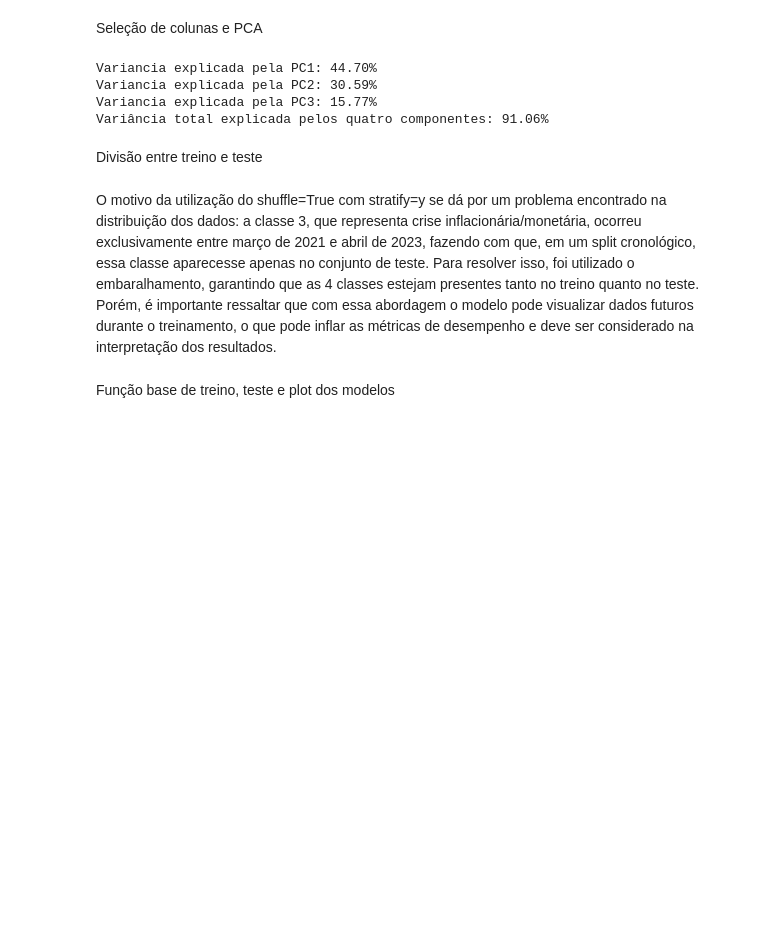
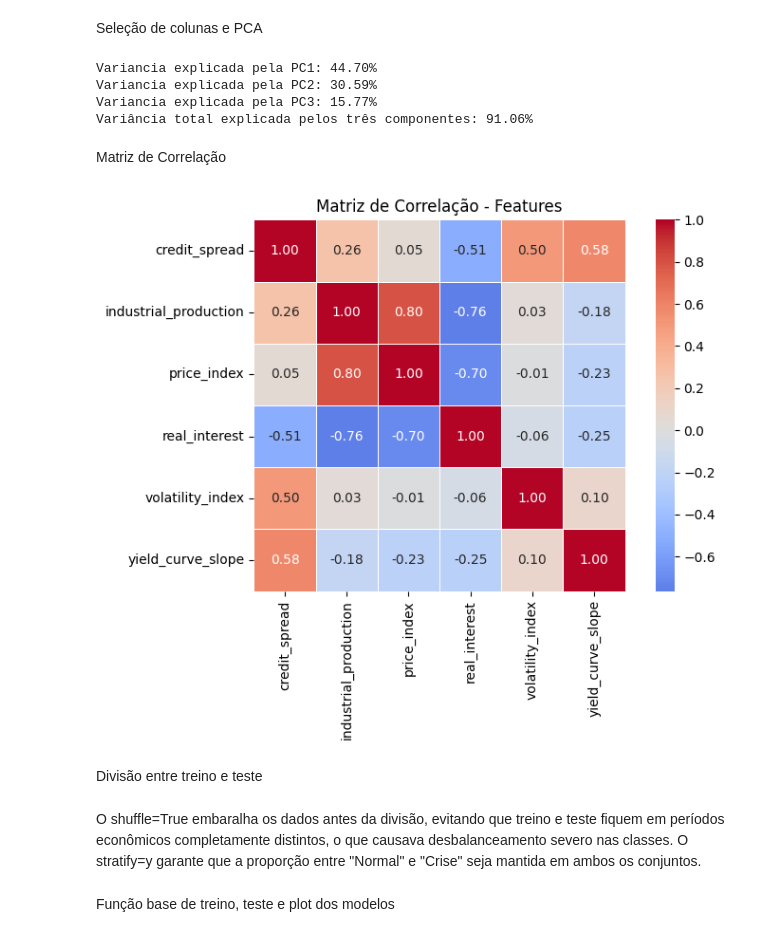
Before and after one commit to tcc-financial-crisis/treinamento-modelos-base-nova, a Jupyter notebook: treinamento.ipynb, the cells around one changed output. Saved outputs shown, nothing was run; the diff lists cells and outputs as text; code cells hidden in the pictures; blank space fills up the shorter version.

```diff
--- a/treinamento.ipynb
+++ b/treinamento.ipynb
@@ -12,7 +12,7 @@ pd.set_option('display.max_columns', None)
 pd.set_option('display.max_colwidth', None)
 pd.set_option('display.width', None)
 
-df = pd.read_csv("./raw/dataset_merged.csv", parse_dates=["date"])
+df = pd.read_csv("./raw/dataset_merged_binary.csv", parse_dates=["date"])
 
 cols = ["date", "credit_spread", "industrial_production", "price_index",
         "real_interest", "volatility_index", "yield_curve_slope", "target_12m"]
@@ -41,12 +41,35 @@ print(f"Variancia explicada pela PC1: {variancia_explicada[0]:.2%}")
 print(f"Variancia explicada pela PC2: {variancia_explicada[1]:.2%}")
 print(f"Variancia explicada pela PC3: {variancia_explicada[2]:.2%}")
 
-print(f"Variância total explicada pelos quatro componentes: {variacia_total:.2%}")
+print(f"Variância total explicada pelos três componentes: {variacia_total:.2%}")
 # %% [output]
 Variancia explicada pela PC1: 44.70%
 Variancia explicada pela PC2: 30.59%
 Variancia explicada pela PC3: 15.77%
-Variância total explicada pelos quatro componentes: 91.06%
+Variância total explicada pelos três componentes: 91.06%
+# %% [markdown]
+Matriz de Correlação
+# %%
+import seaborn as sns
+import matplotlib.pyplot as plt
+
+corr = df[features].corr()
+
+plt.figure(figsize=(8, 6))
+sns.heatmap(
+    corr,
+    annot=True,
+    fmt=".2f",
+    cmap="coolwarm",
+    center=0,
+    square=True,
+    linewidths=0.5
+)
+plt.title("Matriz de Correlação - Features")
+plt.tight_layout()
+plt.show()
+# %% [output]
+[figure, added]
 # %% [markdown]
 Divisão entre treino e teste
 # %%
@@ -76,8 +99,8 @@ X_train_pca, X_test_pca, y_train_pca, y_test_pca = train_test_split(
     random_state=42,
     stratify=y
 )
-# %% [markdown]
-O motivo da utilização do shuffle=True com stratify=y se dá por um problema encontrado na distribuição dos dados: a classe 3, que representa crise inflacionária/monetária, ocorreu exclusivamente entre março de 2021 e abril de 2023, fazendo com que, em um split cronológico, essa classe aparecesse apenas no conjunto de teste. Para resolver isso, foi utilizado o embaralhamento, garantindo que as 4 classes estejam presentes tanto no treino quanto no teste. Porém, é importante ressaltar que com essa abordagem o modelo pode visualizar dados futuros durante o treinamento, o que pode inflar as métricas de desempenho e deve ser considerado na interpretação dos resultados.
+# %% [markdown]
+O shuffle=True embaralha os dados antes da divisão, evitando que treino e teste fiquem em períodos econômicos completamente distintos, o que causava desbalanceamento severo nas classes. O stratify=y garante que a proporção entre "Normal" e "Crise" seja mantida em ambos os conjuntos.
 # %% [markdown]
 Função base de treino, teste e plot dos modelos
 # %%
```
Also changed, not shown: parts of 6 cells of this notebook, 1 other file.
